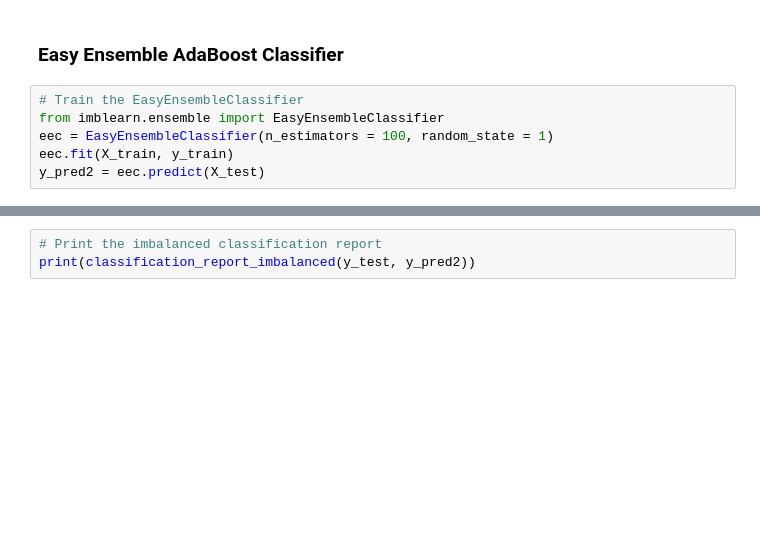
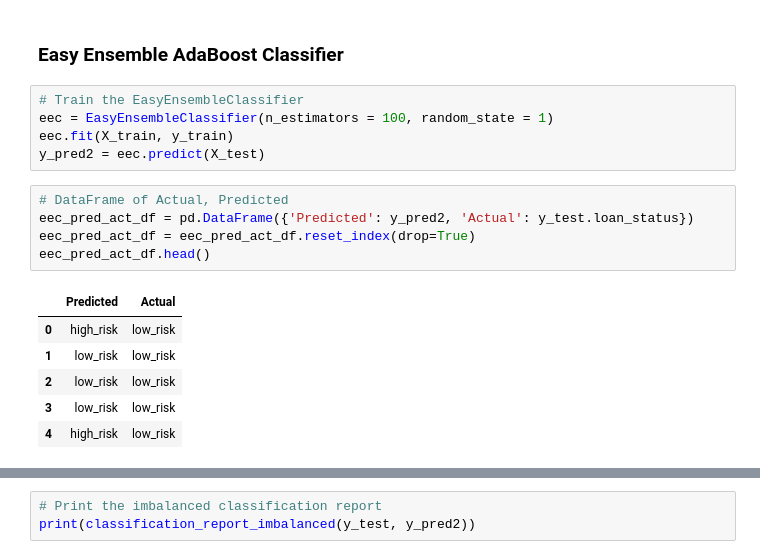
Before and after one commit to amberteets/credit-risk-analysis, a Jupyter notebook: credit_risk_ensemble.ipynb, the cells around one changed output, grey strips where cells are left out. Cells and saved outputs as stored; diff of their text form; blank space fills up the shorter version.

Commit message:
Latest ensemble models

```diff
--- a/credit_risk_ensemble.ipynb
+++ b/credit_risk_ensemble.ipynb
@@ -130,9 +131,20 @@ sorted(zip(brf_model.feature_importances_, X.columns), reverse=True)
 ### Easy Ensemble AdaBoost Classifier
 # %%
 # Train the EasyEnsembleClassifier
-from imblearn.ensemble import EasyEnsembleClassifier
 eec = EasyEnsembleClassifier(n_estimators = 100, random_state = 1)
 eec.fit(X_train, y_train)
 y_pred2 = eec.predict(X_test)
+# %%
+# DataFrame of Actual, Predicted
+eec_pred_act_df = pd.DataFrame({'Predicted': y_pred2, 'Actual': y_test.loan_status})
+eec_pred_act_df = eec_pred_act_df.reset_index(drop=True)
+eec_pred_act_df.head()
+# %% [output]
+|  | Predicted | Actual |
+| 0 | high_risk | low_risk |
+| 1 | low_risk | low_risk |
+| 2 | low_risk | low_risk |
+| 3 | low_risk | low_risk |
+| 4 | high_risk | low_risk |
 # %%
 # Calculated the balanced accuracy score
```
Also changed, not shown: parts of 4 cells of this notebook.
